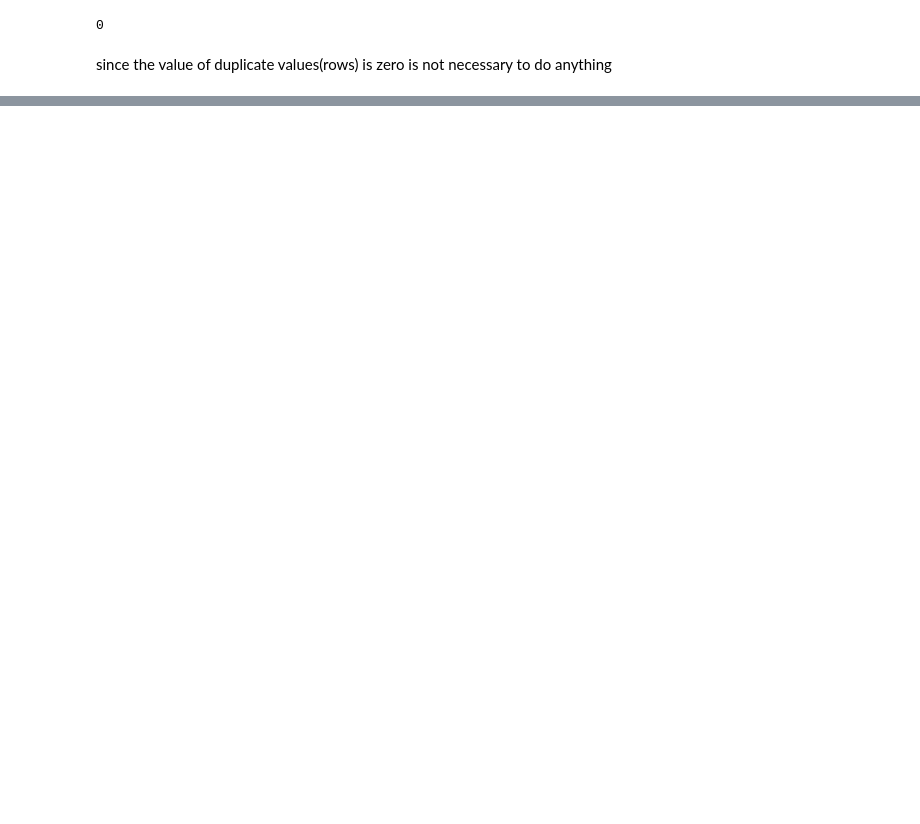
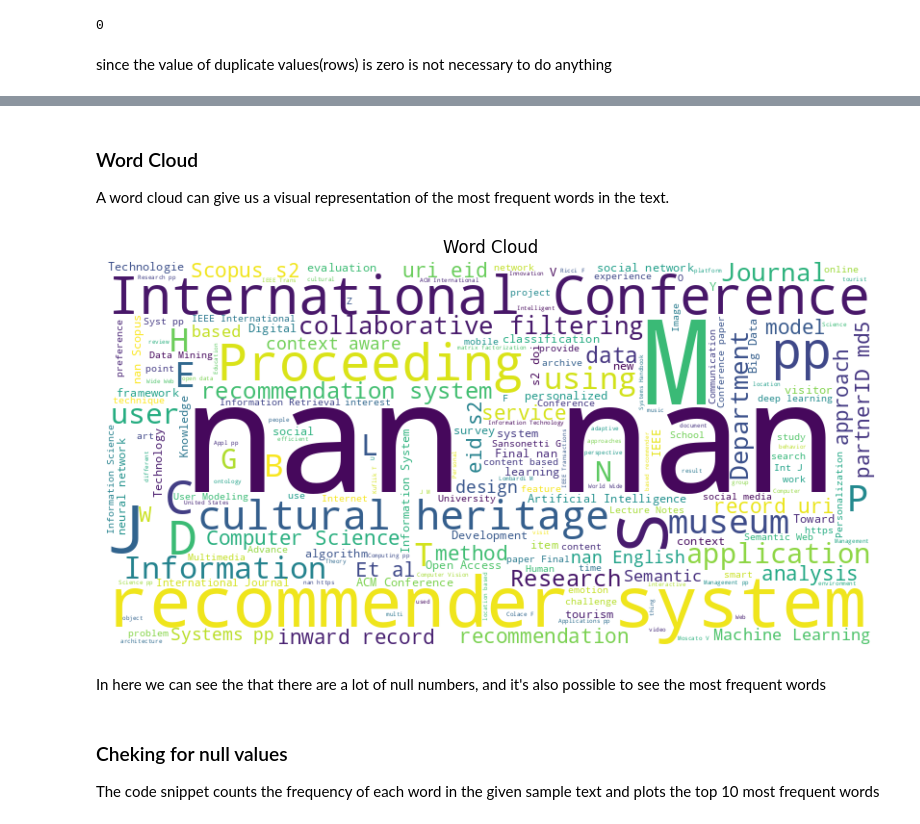
Before and after one commit to MartaFradique/project-icd, a Jupyter notebook: main.ipynb, the cells around one changed output, grey strips where cells are left out. Drawn from its saved outputs; the diff is of its cells as text; code cells hidden in the pictures; blank space fills up the shorter version.

```diff
--- a/main.ipynb
+++ b/main.ipynb
@@ -53,3 +214,29 @@ since the value of duplicate values(rows) is zero is not necessary to do anythin
+# %% [markdown]
+### Word Cloud
+
+A word cloud can give us a visual representation of the most frequent words in the text.
+# %%
+from wordcloud import WordCloud
+
+# Concatenate all text data from all columns
+all_text = ' '.join(data.astype(str).values.flatten())
+
+# Generate the word cloud
+wordcloud = WordCloud(width=800, height=400, background_color='white').generate(all_text)
+
+# Display the word cloud
+plt.figure(figsize=(10, 5))
+plt.imshow(wordcloud, interpolation='bilinear')
+plt.axis('off')
+plt.title('Word Cloud')
+plt.show()
+# %% [output]
+[figure, added]
+# %% [markdown]
+In here we can see the that there are a lot of null numbers, and it's also possible to see the most frequent words
+# %% [markdown]
+### Cheking for null values
+The code snippet counts the frequency of each word in the given sample text and plots the top 10 most frequent words
 # %%
 # Checking for missing values
 data.isna().sum()
```
Also changed, not shown: parts of 48 cells of this notebook, 2 other files.
